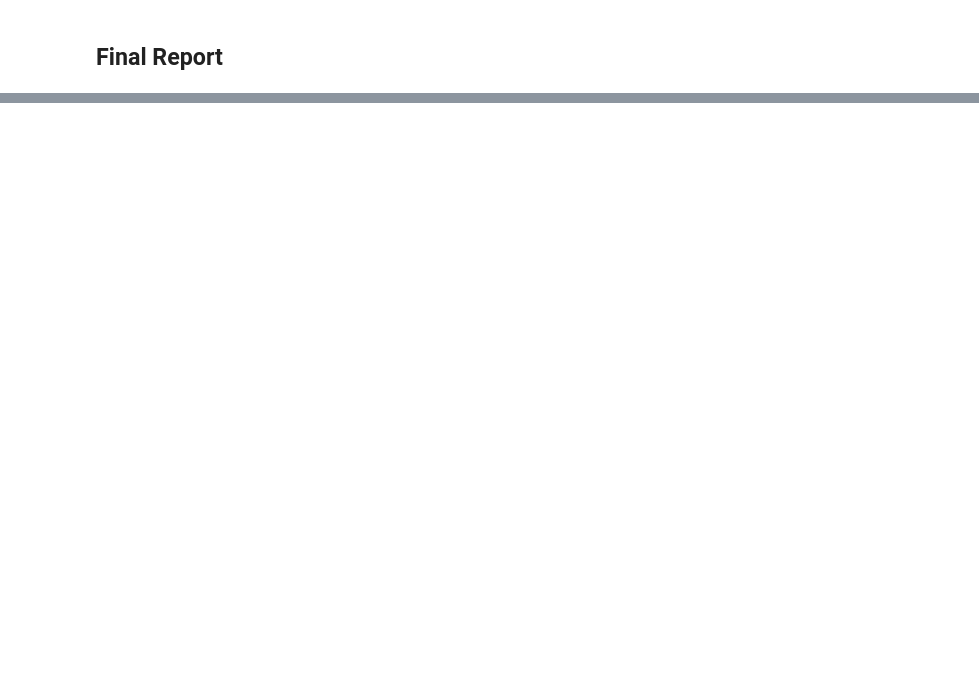
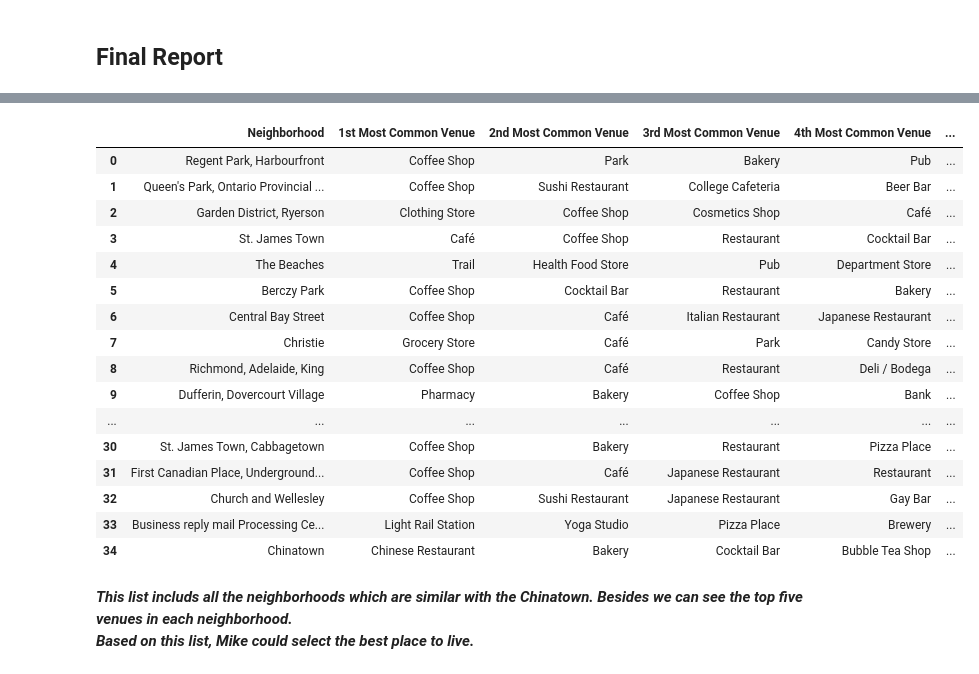
Before and after one commit to Liangdi-sg/Coursera_Capstone, a Jupyter notebook: Final_report.ipynb, the cells around one changed output, grey strips where cells are left out. Saved outputs shown, nothing was run; the diff lists cells and outputs as text; code cells hidden in the pictures; blank space fills up the shorter version.

Commit message:
Published from Watson Studio.

```diff
--- a/Final_report.ipynb
+++ b/Final_report.ipynb
@@ -30,0 +315,32 @@ Top venues data will be obtained from Foursquare through an API.
+# %%
+NeighborList=Neighborhood_merged[(Neighborhood_merged['Cluster Labels']==1)]
+# %%
+NeighborList=NeighborList[['Neighborhood','1st Most Common Venue','2nd Most Common Venue','3rd Most Common Venue','4th Most Common Venue','5th Most Common Venue']]
+# %%
+NeighborList=NeighborList.drop_duplicates()
+# %%
+NeighborList=NeighborList.reset_index()
+NeighborList.drop(['index'],axis=1,inplace=True)
+# %%
+NeighborList
+# %% [output]
+|  | Neighborhood | 1st Most Common Venue | 2nd Most Common Venue | 3rd Most Common Venue | 4th Most Common Venue | ... |
+| 0 | Regent Park, Harbourfront | Coffee Shop | Park | Bakery | Pub | ... |
+| 1 | Queen's Park, Ontario Provincial ... | Coffee Shop | Sushi Restaurant | College Cafeteria | Beer Bar | ... |
+| 2 | Garden District, Ryerson | Clothing Store | Coffee Shop | Cosmetics Shop | Café | ... |
+| 3 | St. James Town | Café | Coffee Shop | Restaurant | Cocktail Bar | ... |
+| 4 | The Beaches | Trail | Health Food Store | Pub | Department Store | ... |
+| 5 | Berczy Park | Coffee Shop | Cocktail Bar | Restaurant | Bakery | ... |
+| 6 | Central Bay Street | Coffee Shop | Café | Italian Restaurant | Japanese Restaurant | ... |
+| 7 | Christie | Grocery Store | Café | Park | Candy Store | ... |
+| 8 | Richmond, Adelaide, King | Coffee Shop | Café | Restaurant | Deli / Bodega | ... |
+| 9 | Dufferin, Dovercourt Village | Pharmacy | Bakery | Coffee Shop | Bank | ... |
+| ... | ... | ... | ... | ... | ... | ... |
+| 30 | St. James Town, Cabbagetown | Coffee Shop | Bakery | Restaurant | Pizza Place | ... |
+| 31 | First Canadian Place, Underground... | Coffee Shop | Café | Japanese Restaurant | Restaurant | ... |
+| 32 | Church and Wellesley | Coffee Shop | Sushi Restaurant | Japanese Restaurant | Gay Bar | ... |
+| 33 | Business reply mail Processing Ce... | Light Rail Station | Yoga Studio | Pizza Place | Brewery | ... |
+| 34 | Chinatown | Chinese Restaurant | Bakery | Cocktail Bar | Bubble Tea Shop | ... |
+# %% [markdown]
+***This list includs all the neighborhoods which are similar with the Chinatown. Besides we can see the top five venues in each neighborhood.<br/>
+Based on this list, Mike could select the best place to live.***
```
Also changed, not shown: parts of 37 cells of this notebook.
